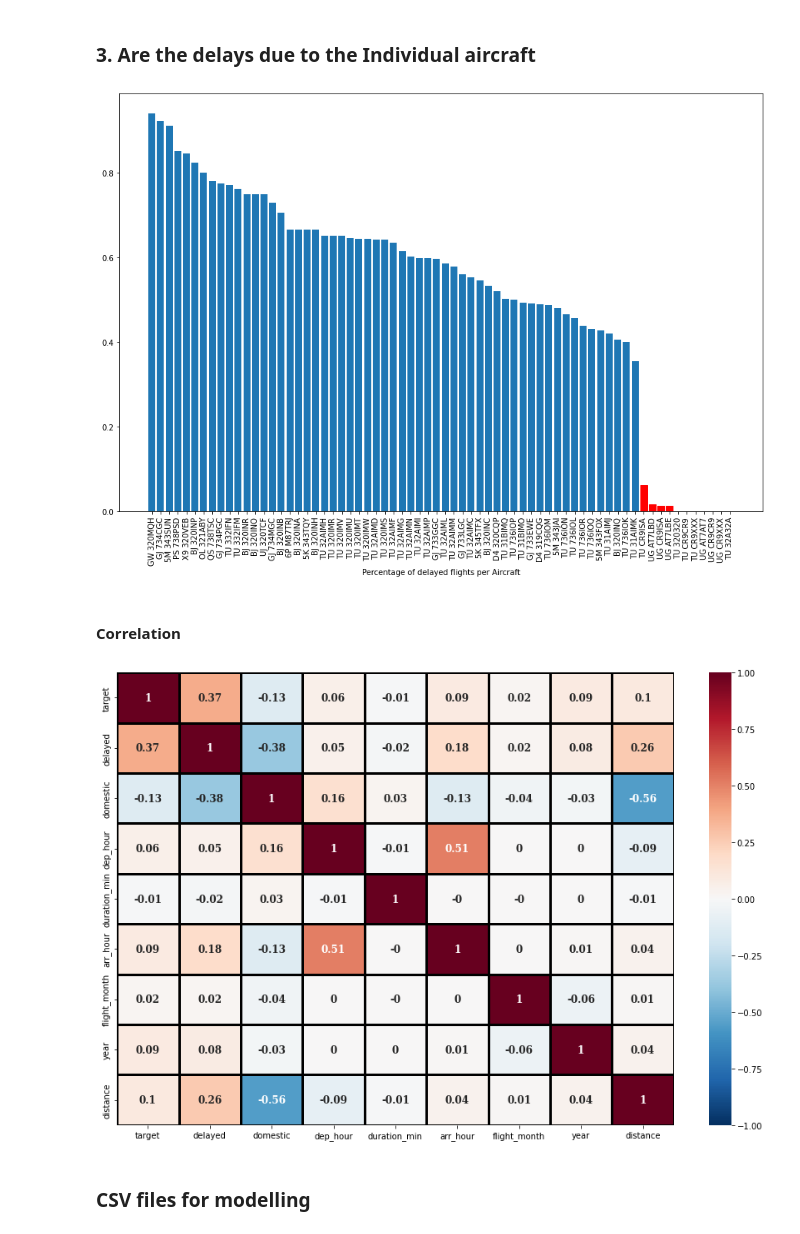
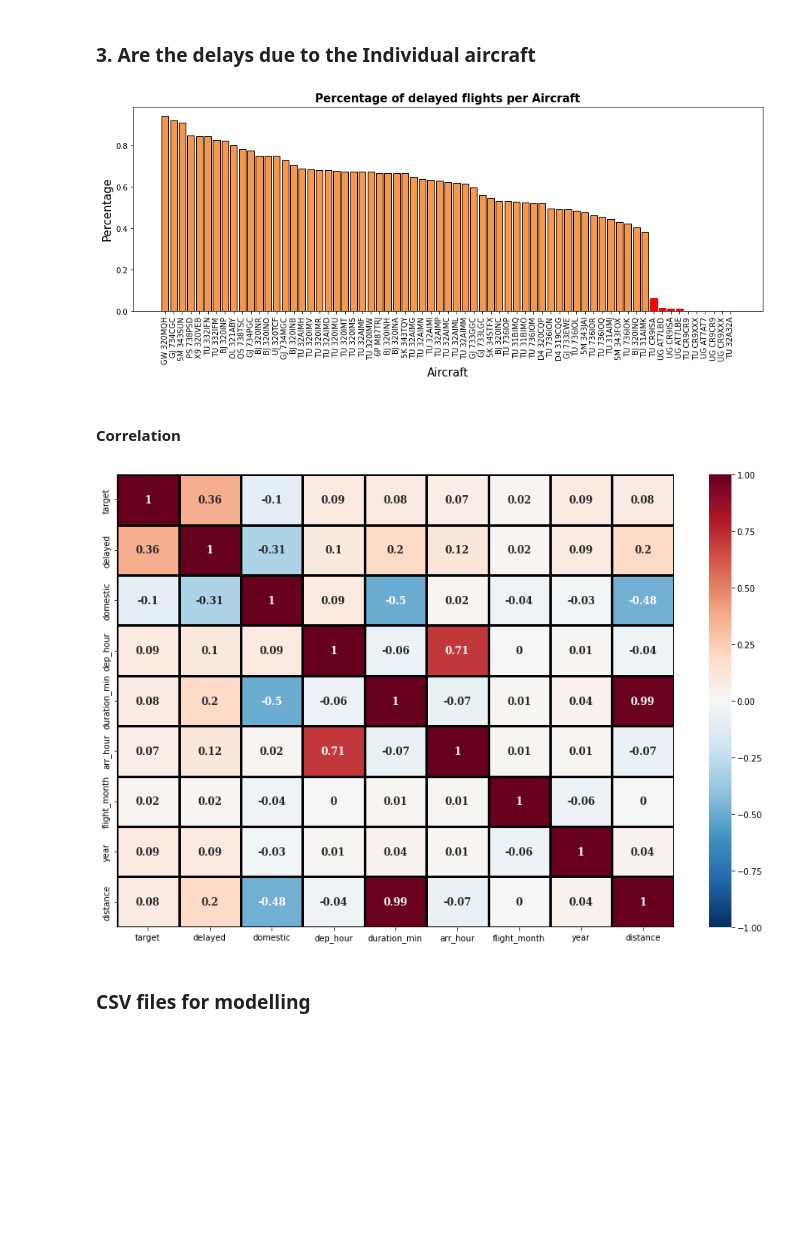
Before and after one commit to MalinSoetbeer/flight_delayed_challenge, a Jupyter notebook: flight_delayed_evo.ipynb, the cells around one changed output. Drawn from its saved outputs; the diff is of its cells as text; code cells hidden in the pictures; blank space fills up the shorter version.

```diff
--- a/flight_delayed_evo.ipynb
+++ b/flight_delayed_evo.ipynb
@@ -90,6 +91,11 @@ airports = airportsdata.load()
 # Import scripts
 from script_files.feature_engineering import *
 from script_files.prepare_flight_data import *
+# %%
+# Customize color palette for presentation
+colors_palette = ["#fa7256", "#f7d380","#ff4b41","#f89649","#f8b179"]
+
+sns.set_palette(palette=colors_palette)
 # %%
 # Loading the data in and Shape to fit
 airports = pd.DataFrame(airports).T.reset_index(drop=True)
@@ -252,0 +261,4 @@ Index(['ID', 'DATOP', 'FLTID', 'DEPSTN', 'ARRSTN', 'STD', 'STA', 'STATUS',
+# %%
+# Droping all rows where Departure point and Arrival point are the same, so that the flight distance is 0
+train_airport_df = train_airport_df.drop(train_airport_df[train_airport_df.DEPSTN == train_airport_df.ARRSTN].index)
+train_airport_df.query("DEPSTN == ARRSTN")
@@ -429,17 +453,21 @@ df_delay.target.mean()
 # %%
 aircrafts_mean = train_airport_df.groupby('AC').mean().sort_values('target', ascending=False).reset_index()
 # %%
-plt.figure(figsize=(15, 10))
-plot = plt.bar(data=aircrafts_mean.sort_values('delayed', ascending=False), x='AC',height='delayed')
+plt.figure(figsize=(15, 5))
+plot = plt.bar(data=aircrafts_mean.sort_values('delayed', ascending=False), x='AC',height='delayed',edgecolor="black",
+             linewidth=1, color=colors_palette[3])
 p = 0
 for i in aircrafts_mean['domestic']:
     if i > 0.5: plot[p].set_color('r')
     p += 1
 plt.xticks(rotation=90)
-plt.xlabel('Percentage of delayed flights per Aircraft')
+plt.title('Percentage of delayed flights per Aircraft',fontweight="bold",fontsize=15)
+plt.xlabel("Aircraft",fontsize=15)
+plt.ylabel("Percentage",fontsize=15)
+
 plt.show()
 # %% [output]
-[figure, old version]
+[figure, new version]
 # %% [markdown]
 #### Correlation
 # %%
@@ -456,7 +484,7 @@ sns.heatmap(
     annot_kws={"fontsize": 12, "fontfamily": "serif", "fontweight": "bold"},
 );
 # %% [output]
-[figure, old version]
+[figure, new version]
 # %% [markdown]
 ### CSV files for modelling
 # %%
```
Also changed, not shown: parts of 12 cells of this notebook, 3 other files.
